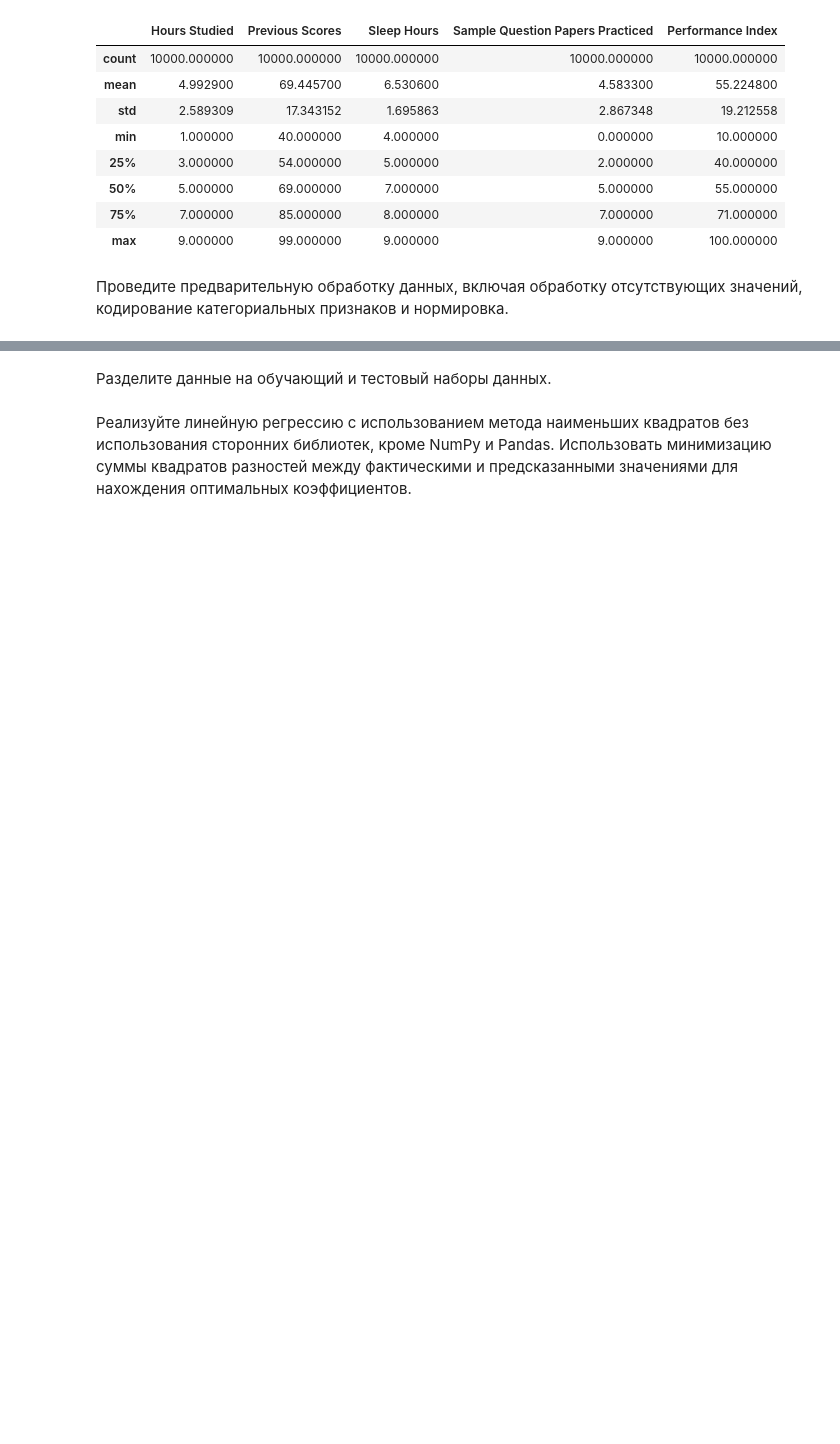
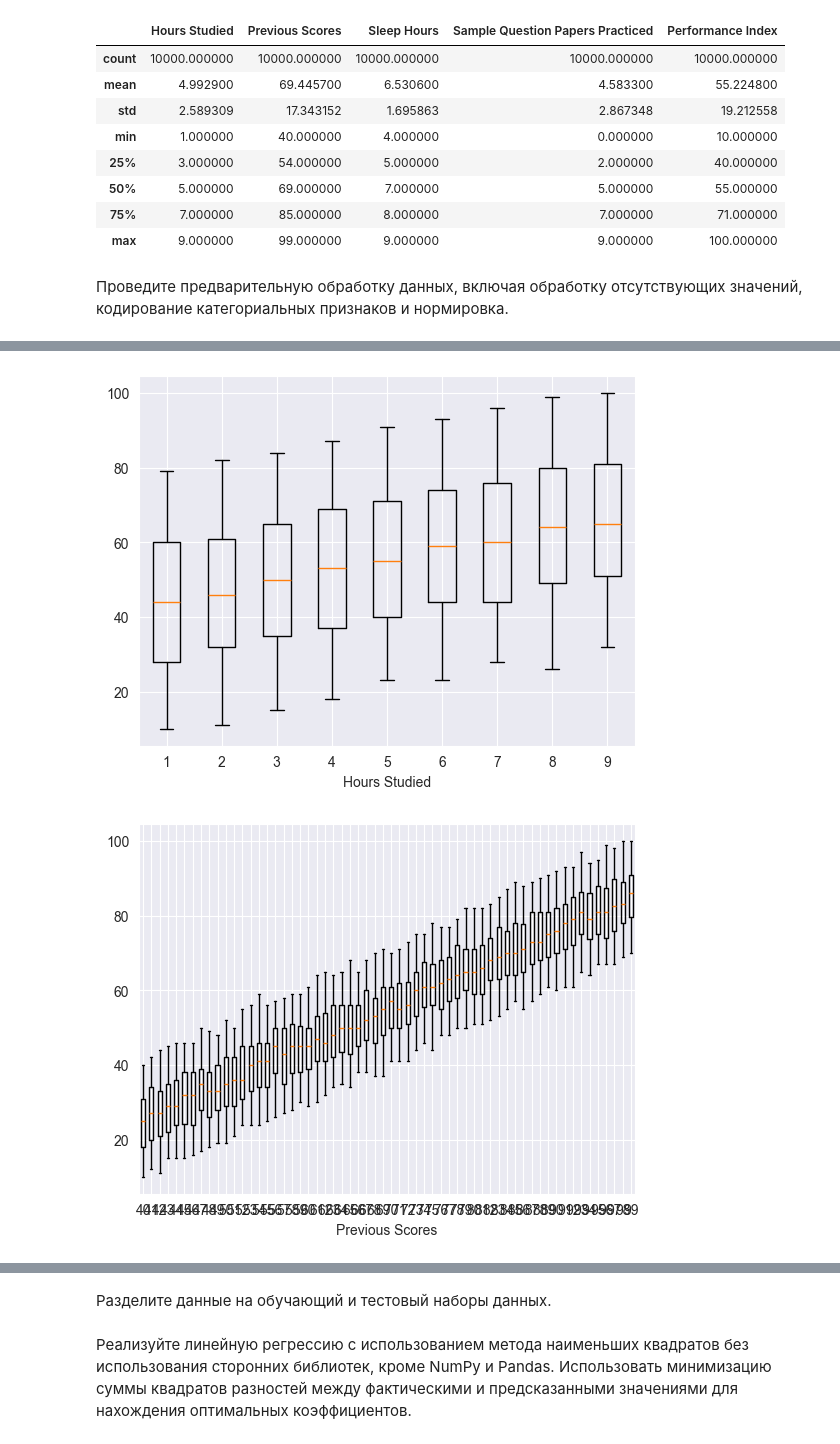
Before and after one commit to filberol/labs_sii, a Jupyter notebook: lab4/lab4_linear_regression.ipynb, the cells around one changed output, grey strips where cells are left out. Saved outputs shown, nothing was run; the diff lists cells and outputs as text; code cells hidden in the pictures; blank space fills up the shorter version.

```diff
--- a/lab4/lab4_linear_regression.ipynb
+++ b/lab4/lab4_linear_regression.ipynb
@@ -50,0 +51,13 @@ array([[<Axes: title={'center': 'Hours Studied'}>,
+# %%
+cols_boxplot = list(data.columns)
+cols_boxplot.remove("Performance Index")
+
+for column in cols_boxplot:
+    grouped_data = data.groupby(column)["Performance Index"]
+    grouped_data_frames = [group for _, group in grouped_data]
+    plt.boxplot(grouped_data_frames, labels=grouped_data.groups.keys())
+    plt.xlabel(column)
+    plt.show()
+# %% [output]
+[figure, added]
+[figure, added]
```
Also changed, not shown: parts of 10 cells of this notebook.
